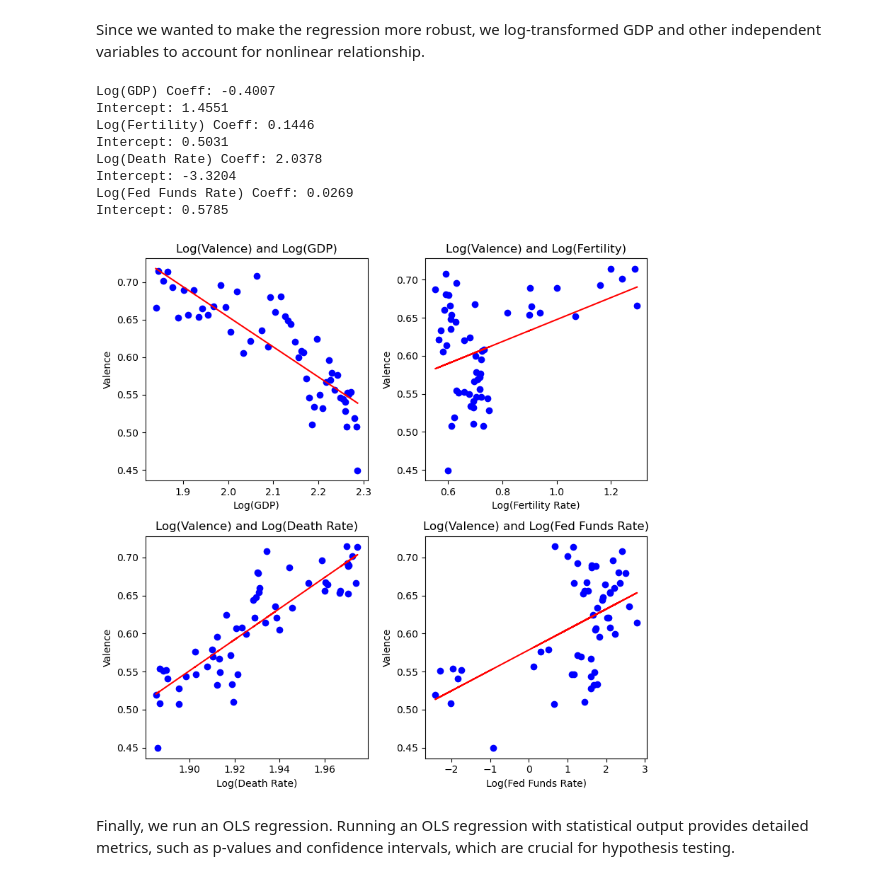
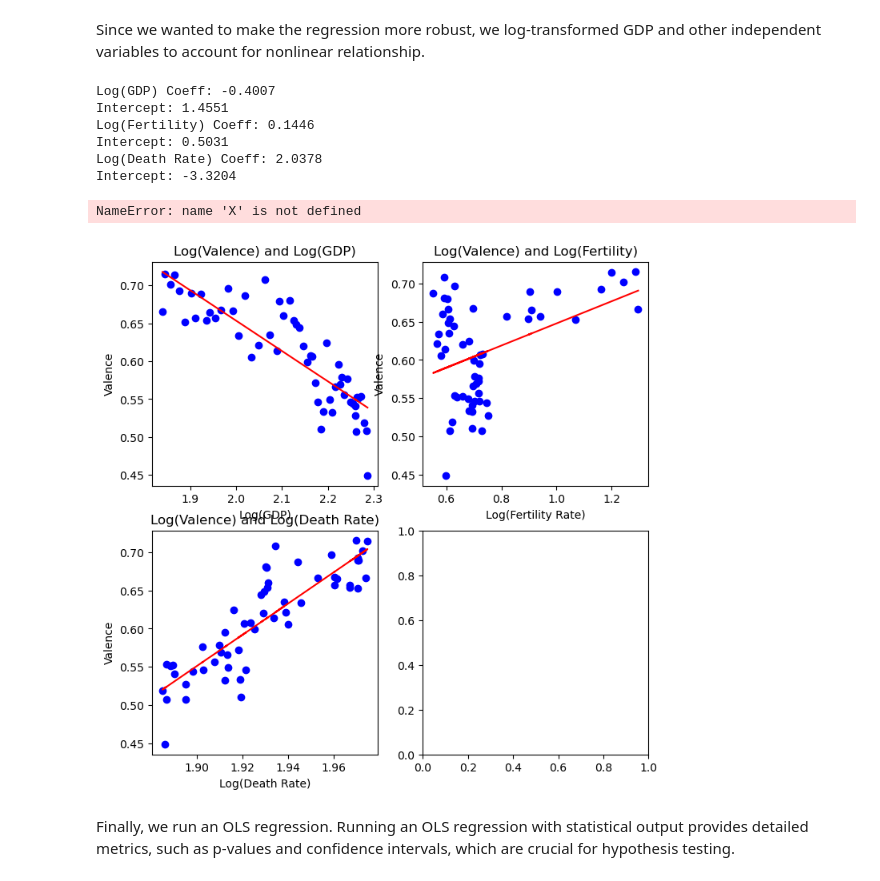
Before and after one commit to yp358/info2950-proj, a Jupyter notebook: phase4_sandy2.ipynb, the cells around one changed output. Drawn from its saved outputs; the diff is of its cells as text; code cells hidden in the pictures.

```diff
--- a/phase4_sandy2.ipynb
+++ b/phase4_sandy2.ipynb
@@ -369,8 +376,8 @@ Since we wanted to make the regression more robust, we log-transformed GDP and o
 fig, axs = plt.subplots(2, 2, figsize=(8, 8))
 
 #Logged GDP and Valence
-X = np.log(averagefinal[["avg_gdp"]].values)
-y = averagefinal["avg_valence"].values
+X_gdp = np.log(averagefinal[["avg_gdp"]].values)
+y_gdp = averagefinal["avg_valence"].values
 model = LinearRegression().fit(X_gdp, y_gdp)
 print("Log(GDP) Coeff:", round(model.coef_[0], 4))
 print(f"Intercept: {model.intercept_:.4f}")
@@ -381,8 +388,8 @@ print(f"Intercept: {model.intercept_:.4f}")
 # print(f"MAE for Log(GDP) model: {mae_gdp:.4f}")
 # print(f"RMSE for Log(GDP) model: {rmse_gdp:.4f}\n")
 
-axs[0, 0].scatter(X, y, color="blue")
-axs[0, 0].plot(X, model.predict(X), color="red", label="Fitted line")
+axs[0, 0].scatter(X_gdp, y_gdp, color="blue")
+axs[0, 0].plot(X_gdp, model.predict(X_gdp), color="red", label="Fitted line")
 axs[0, 0].set_title("Log(Valence) and Log(GDP)")
 axs[0, 0].set_xlabel("Log(GDP)")
 axs[0, 0].set_ylabel("Valence")
@@ -391,8 +398,8 @@ axs[0, 0].set_ylabel("Valence")
 
 
 #Logged Fertility and Valence
-X = np.log(averagefinal[["avg_fertility"]].values)
-y = averagefinal["avg_valence"].values
+X_fertility = np.log(averagefinal[["avg_fertility"]].values)
+y_fertility = averagefinal["avg_valence"].values
 model = LinearRegression().fit(X_fertility, y_fertility)
 print("Log(Fertility) Coeff:", round(model.coef_[0], 4))
 print(f"Intercept: {model.intercept_:.4f}")
@@ -403,8 +410,8 @@ print(f"Intercept: {model.intercept_:.4f}")
 # print(f"MAE for Log(Fertility) model: {mae_fertility:.4f}")
 # print(f"RMSE for Log(Fertility) model: {rmse_fertility:.4f}\n")
 
-axs[0, 1].scatter(X, y, color="blue")
-axs[0, 1].plot(X, model.predict(X), color="red", label="Fitted line")
+axs[0, 1].scatter(X_fertility, y_fertility, color="blue")
+axs[0, 1].plot(X_fertility, model.predict(X_fertility), color="red", label="Fitted line")
 axs[0, 1].set_title("Log(Valence) and Log(Fertility)")
 axs[0, 1].set_xlabel("Log(Fertility Rate)")
 axs[0, 1].set_ylabel("Valence")
@@ -412,8 +419,8 @@ axs[0, 1].set_ylabel("Valence")
 
 
 #Logged Death Rate and Valence
-X = np.log(averagefinal[["avg_deathrate"]].values)
-y = averagefinal["avg_valence"].values
+X_death = np.log(averagefinal[["avg_deathrate"]].values)
+y_death = averagefinal["avg_valence"].values
 model = LinearRegression().fit(X_death, y_death)
 print("Log(Death Rate) Coeff:", round(model.coef_[0], 4))
 print(f"Intercept: {model.intercept_:.4f}")
@@ -424,44 +431,43 @@ print(f"Intercept: {model.intercept_:.4f}")
 # print(f"MAE for Log(Death Rate) model: {mae_death:.4f}")
 # print(f"RMSE for Log(Death Rate) model: {rmse_death:.4f}\n")
 
-axs[1, 0].scatter(X, y, color="blue")
-axs[1, 0].plot(X, model.predict(X), color="red", label="Fitted line")
+axs[1, 0].scatter(X_death, y_death, color="blue")
+axs[1, 0].plot(X_death, model.predict(X_death), color="red", label="Fitted line")
 axs[1, 0].set_title("Log(Valence) and Log(Death Rate)")
 axs[1, 0].set_xlabel("Log(Death Rate)")
 axs[1, 0].set_ylabel("Valence")
 
 
 
 #Logged Federal Funds Rate and Valeence
-X= np.log(averagefinal[["avg_fedfundrate"]].values)
+X_fed= np.log(averagefinal[["avg_fedfundrate"]].values)
 y= averagefinal["avg_valence"].values
-model = LinearRegression().fit(X_fed, y_fed)
+model = LinearRegression().fit(X, y)
 print("Log(Fed Funds Rate) Coeff:", round(model.coef_[0], 4))
 print(f"Intercept: {model.intercept_:.4f}")
 # y_pred_fed = model.predict(X_fed)
 
 # mae_fed = mean_absolute_error(y_fed, y_pred_fed)
 # rmse_fed = np.sqrt(mean_squared_error(y_fed, y_pred_fed))
 # print(f"MAE for Log(Fed Fund Rate) model: {mae_fed:.4f}")
 # print(f"RMSE for Log(Fed Fund Rate) model: {rmse_fed:.4f}\n")
 
 axs[1, 1].scatter(X, y, color="blue")
 axs[1, 1].plot(X, model.predict(X), color="red", label="Fitted line")
 axs[1, 1].set_title("Log(Valence) and Log(Fed Funds Rate)")
 axs[1, 1].set_xlabel("Log(Fed Funds Rate)")
 axs[1, 1].set_ylabel("Valence")
 
 plt.tight_layout()
 # %% [output]
 Log(GDP) Coeff: -0.4007
 Intercept: 1.4551
 Log(Fertility) Coeff: 0.1446
 Intercept: 0.5031
 Log(Death Rate) Coeff: 2.0378
 Intercept: -3.3204
-Log(Fed Funds Rate) Coeff: 0.0269
-Intercept: 0.5785
+NameError: name 'X' is not defined
-[figure, old version]
+[figure, new version]
 # %% [markdown]
 Finally, we run an OLS regression. Running an OLS regression with statistical output provides detailed metrics, such as p-values and confidence intervals, which are crucial for hypothesis testing.
 # %%
```
Also changed, not shown: parts of 12 cells of this notebook, 1 other file.
